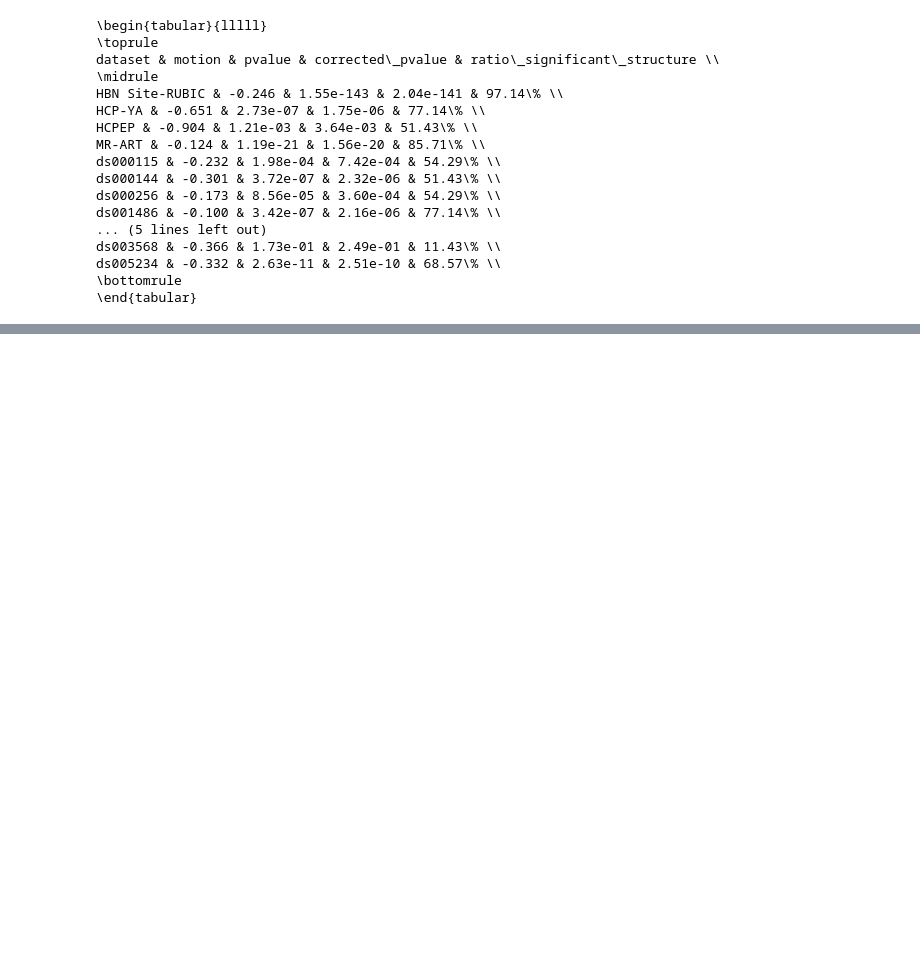
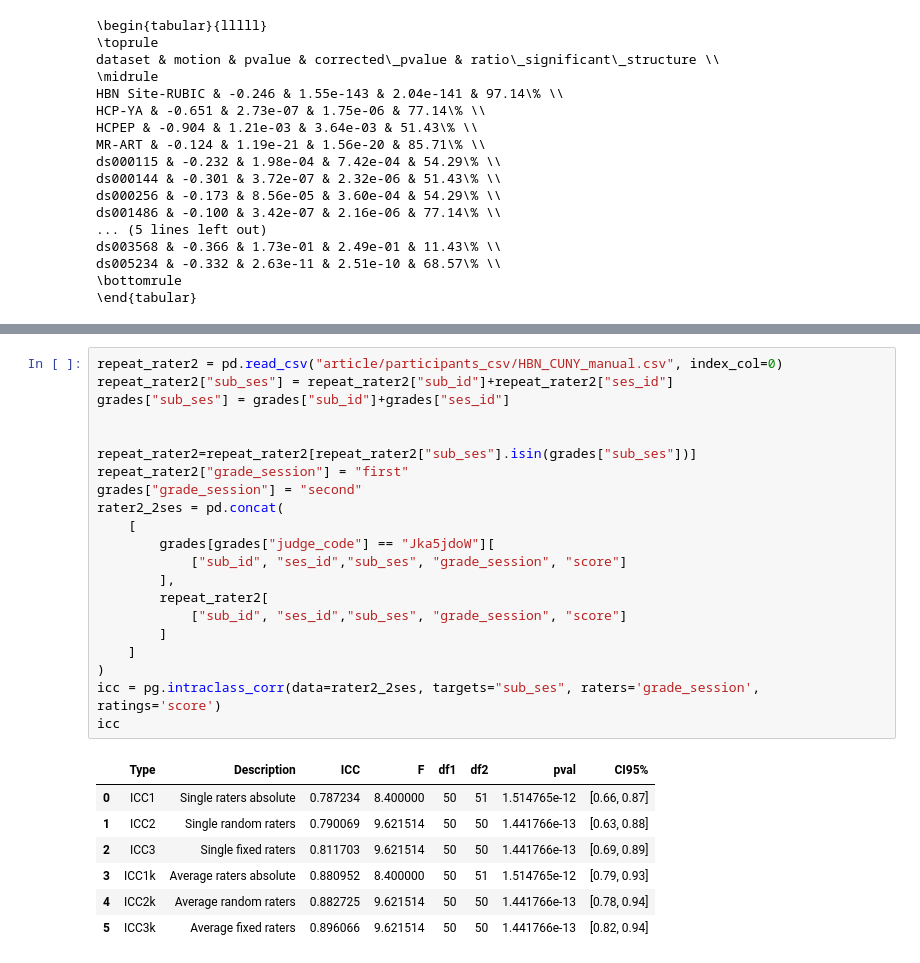
Before and after one commit to Neuro-iX/cortical-motion, a Jupyter notebook: article/analyse_publication.ipynb, the cells around one changed output, grey strips where cells are left out. Drawn from its saved outputs; the diff is of its cells as text; blank space fills up the shorter version.

```diff
--- a/article/analyse_publication.ipynb
+++ b/article/analyse_publication.ipynb
@@ -709,0 +766,29 @@ ds005234 & -0.332 & 2.63e-11 & 2.51e-10 & 68.57\% \\
+# %%
+repeat_rater2 = pd.read_csv("article/participants_csv/HBN_CUNY_manual.csv", index_col=0)
+repeat_rater2["sub_ses"] = repeat_rater2["sub_id"]+repeat_rater2["ses_id"]
+grades["sub_ses"] = grades["sub_id"]+grades["ses_id"]
+
+
+repeat_rater2=repeat_rater2[repeat_rater2["sub_ses"].isin(grades["sub_ses"])]
+repeat_rater2["grade_session"] = "first"
+grades["grade_session"] = "second"
+rater2_2ses = pd.concat(
+    [
+        grades[grades["judge_code"] == "Jka5jdoW"][
+            ["sub_id", "ses_id","sub_ses", "grade_session", "score"]
+        ],
+        repeat_rater2[
+            ["sub_id", "ses_id","sub_ses", "grade_session", "score"]
+        ]
+    ]
+)
+icc = pg.intraclass_corr(data=rater2_2ses, targets="sub_ses", raters='grade_session', ratings='score')
+icc
+# %% [output]
+|  | Type | Description | ICC | F | df1 | df2 | pval | CI95% |
+| 0 | ICC1 | Single raters absolute | 0.787234 | 8.400000 | 50 | 51 | 1.514765e-12 | [0.66, 0.87] |
+| 1 | ICC2 | Single random raters | 0.790069 | 9.621514 | 50 | 50 | 1.441766e-13 | [0.63, 0.88] |
+| 2 | ICC3 | Single fixed raters | 0.811703 | 9.621514 | 50 | 50 | 1.441766e-13 | [0.69, 0.89] |
+| 3 | ICC1k | Average raters absolute | 0.880952 | 8.400000 | 50 | 51 | 1.514765e-12 | [0.79, 0.93] |
+| 4 | ICC2k | Average random raters | 0.882725 | 9.621514 | 50 | 50 | 1.441766e-13 | [0.78, 0.94] |
+| 5 | ICC3k | Average fixed raters | 0.896066 | 9.621514 | 50 | 50 | 1.441766e-13 | [0.82, 0.94] |
```
Also changed, not shown: parts of 7 cells of this notebook, 10 other files.
